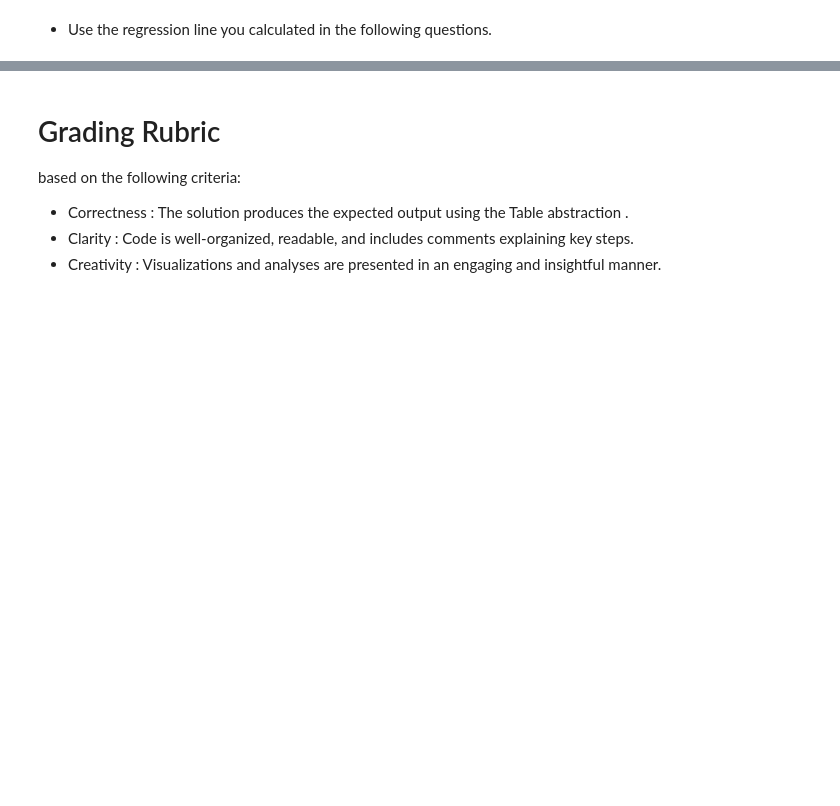
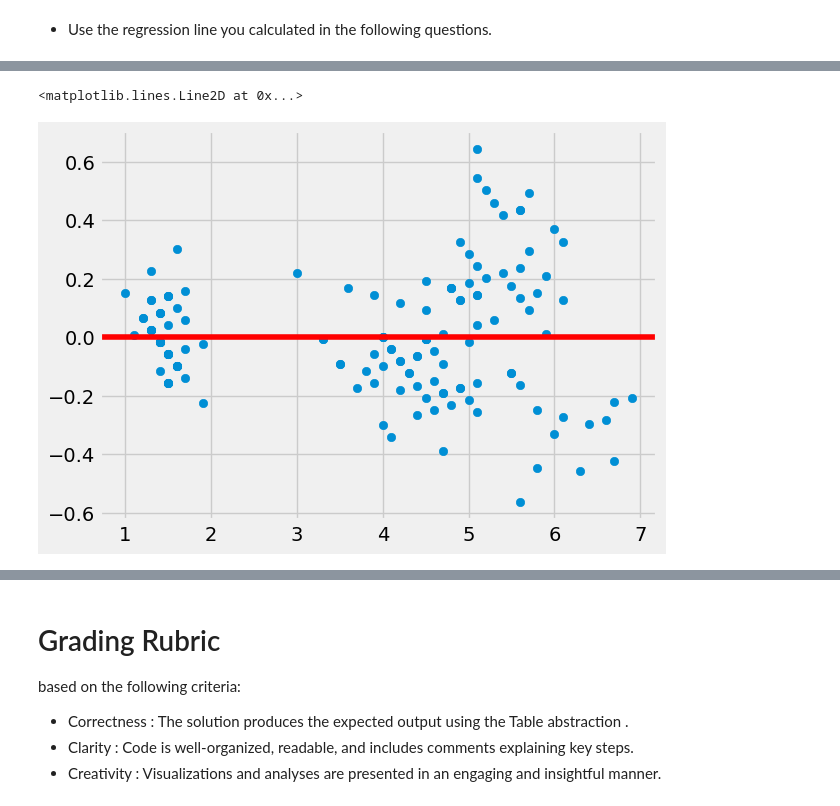
Before and after one commit to Enoimii/FDS, a Jupyter notebook: Notebooks/class activities/intro.ipynb, the cells around one changed output, grey strips where cells are left out. Drawn from its saved outputs; the diff is of its cells as text; code cells hidden in the pictures; blank space fills up the shorter version.

```diff
--- a/Notebooks/class activities/intro.ipynb
+++ b/Notebooks/class activities/intro.ipynb
@@ -217,3 +217,12 @@ print(r)
 - Use the regression line you calculated in the following questions.
 # %%
 # Q9. Compute the predicted petal_width for every flower using your regression equation. Add both the predicted values and the residuals (actual - predicted) as new columns to the table. Display the first 8 rows.
+
+petal_length = iris.column('PetalLengthCm')
+predicted = m * petal_length + b
+
+actual = iris.column('PetalWidthCm')
+residuals = actual - predicted
+
+iris = iris.with_columns('predicted_width', predicted, 'residuals', residuals)
+iris.show(5)
@@ -220,5 +237,12 @@ print(r)
 # %%
 # Q10. Create a scatter plot of the residuals (y-axis) vs petal_length (x-axis). Add a horizontal red dashed line at y = 0. In 2-3 sentences, interpret what this plot tells you about how well the linear model fits the data.
+plt.scatter(petal_length, residuals)
+plt.axhline(y=0, color='r')
+
+# EXPLAIN:
+# %% [output]
+<matplotlib.lines.Line2D at 0x...>
+[figure, added]
 # %% [markdown]
 # Submission Guidelines
 
```
Also changed, not shown: parts of 1 cell of this notebook.
